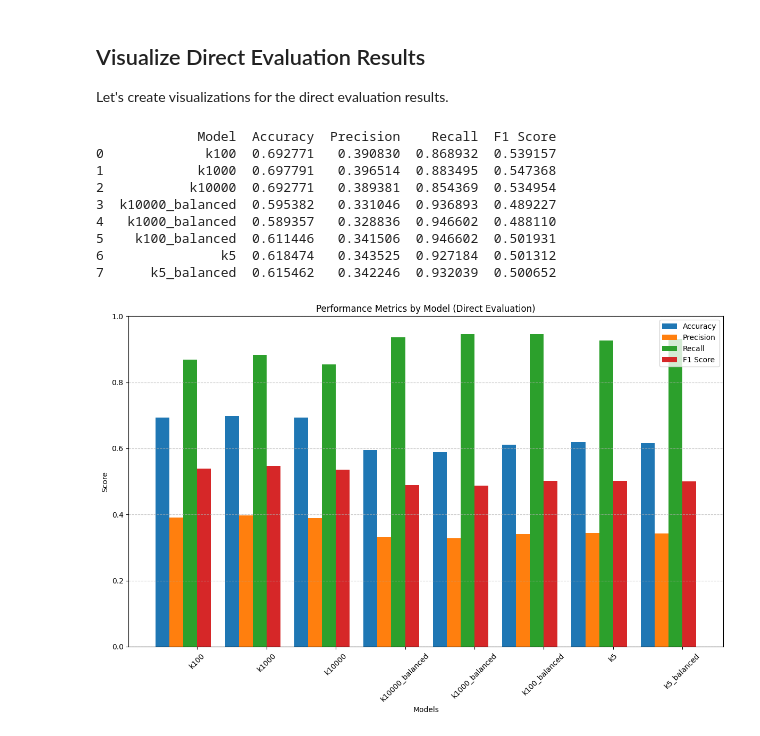
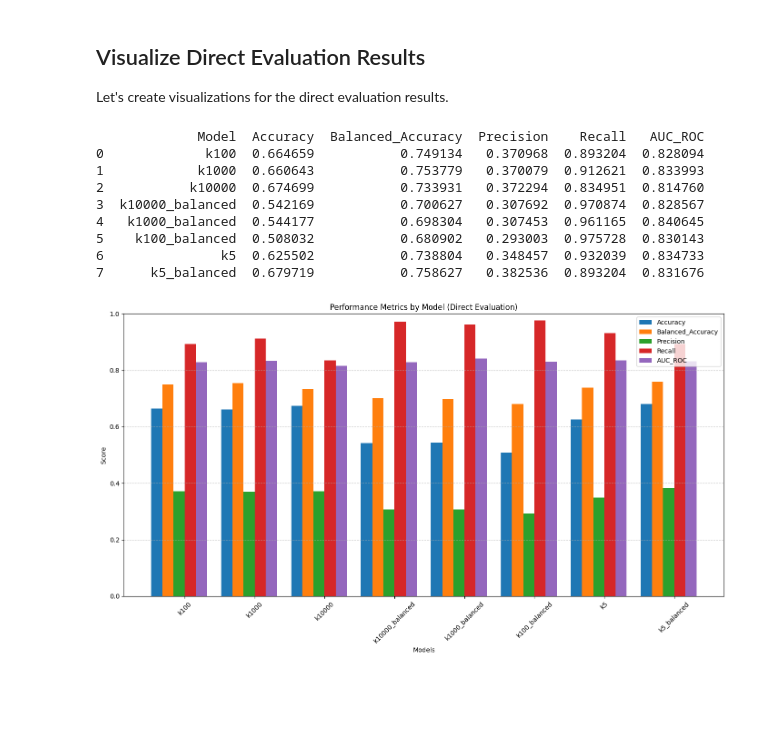
Before and after one commit to alex-dias/modernbert-hs, a Jupyter notebook: knn_modernbert_trainer.ipynb, the cells around one changed output. Saved outputs shown, nothing was run; the diff lists cells and outputs as text; code cells hidden in the pictures; blank space fills up the shorter version.

Commit message:
Changed evaluation metric

```diff
--- a/knn_modernbert_trainer.ipynb
+++ b/knn_modernbert_trainer.ipynb
@@ -573,12 +578,29 @@ for dataset_name, eval_result in direct_evaluation_results.items():
     else:
         print(f"Model trained on {dataset_name} - Evaluation failed")
 
-# Determine the best model
+# Determine the best model using balanced accuracy
 if model_accuracies:
-    best_model = max(model_accuracies.items(), key=lambda x: x[1])
-    print(f"\nBest model: {best_model[0]} with accuracy {best_model[1]:.4f}")
-else:
-    print("No valid accuracy metrics found.")
+    # Use balanced accuracy instead of regular accuracy
+    balanced_accuracies = {}
+    for dataset_name, eval_result in direct_evaluation_results.items():
+        if eval_result.get('results') is not None:
+            balanced_accuracy = eval_result['results'].get('balanced_accuracy', 0)
+            balanced_accuracies[dataset_name] = balanced_accuracy
+            print(f"Model trained on {dataset_name} - Balanced Accuracy: {balanced_accuracy:.4f}")
+
+    best_model = max(balanced_accuracies.items(), key=lambda x: x[1])
+    print(f"\nBest model by balanced accuracy: {best_model[0]} with score {best_model[1]:.4f}")
+
+    # Also find best model by AUCROC
+    aucroc_scores = {}
+    for dataset_name, eval_result in direct_evaluation_results.items():
+        if eval_result.get('results') is not None:
+            aucroc = eval_result['results'].get('aucroc', 0)
+            aucroc_scores[dataset_name] = aucroc
+            print(f"Model trained on {dataset_name} - AUC-ROC: {aucroc:.4f}")
+
+    best_model_aucroc = max(aucroc_scores.items(), key=lambda x: x[1])
+    print(f"\nBest model by AUC-ROC: {best_model_aucroc[0]} with score {best_model_aucroc[1]:.4f}")
 
 # Save the best model information to a file
 if 'best_model' in locals() and best_model[1] > 0:
@@ -607,13 +634,14 @@ Best model information saved to models_knn/best_model_info_direct.txt
 
 Let's create visualizations for the direct evaluation results.
 # %%
-# Create a dataframe with the evaluation metrics
+# Create a dataframe with the updated evaluation metrics
 metrics_df_direct = pd.DataFrame({
     'Model': [],
     'Accuracy': [],
+    'Balanced_Accuracy': [],
     'Precision': [],
     'Recall': [],
-    'F1 Score': []
+    'AUC_ROC': []
 })
 
 for dataset_name, eval_result in direct_evaluation_results.items():
@@ -622,51 +650,52 @@ for dataset_name, eval_result in direct_evaluation_results.items():
         metrics_df_direct = pd.concat([metrics_df_direct, pd.DataFrame({
             'Model': [dataset_name],
             'Accuracy': [results.get('accuracy', 0)],
+            'Balanced_Accuracy': [results.get('balanced_accuracy', 0)],
             'Precision': [results.get('precision', 0)],
             'Recall': [results.get('recall', 0)],
-            'F1 Score': [results.get('f1', 0)]
+            'AUC_ROC': [results.get('aucroc', 0)]
         })])
 
 metrics_df_direct.reset_index(drop=True, inplace=True)
 print(metrics_df_direct)
 # %% [output]
-             Model  Accuracy  Precision    Recall  F1 Score
-0             k100  0.692771   0.390830  0.868932  0.539157
-1            k1000  0.697791   0.396514  0.883495  0.547368
-2           k10000  0.692771   0.389381  0.854369  0.534954
-3  k10000_balanced  0.595382   0.331046  0.936893  0.489227
-4   k1000_balanced  0.589357   0.328836  0.946602  0.488110
-5    k100_balanced  0.611446   0.341506  0.946602  0.501931
-6               k5  0.618474   0.343525  0.927184  0.501312
-7      k5_balanced  0.615462   0.342246  0.932039  0.500652
+             Model  Accuracy  Balanced_Accuracy  Precision    Recall   AUC_ROC
+0             k100  0.664659           0.749134   0.370968  0.893204  0.828094
+1            k1000  0.660643           0.753779   0.370079  0.912621  0.833993
+2           k10000  0.674699           0.733931   0.372294  0.834951  0.814760
+3  k10000_balanced  0.542169           0.700627   0.307692  0.970874  0.828567
+4   k1000_balanced  0.544177           0.698304   0.307453  0.961165  0.840645
+5    k100_balanced  0.508032           0.680902   0.293003  0.975728  0.830143
+6               k5  0.625502           0.738804   0.348457  0.932039  0.834733
+7      k5_balanced  0.679719           0.758627   0.382536  0.893204  0.831676
 # %%
 import matplotlib.pyplot as plt
 
 if not metrics_df_direct.empty:
-    plt.figure(figsize=(12, 8))
+    plt.figure(figsize=(14, 8))
 
-    metric_columns = ['Accuracy', 'Precision', 'Recall', 'F1 Score']
+    metric_columns = ['Accuracy', 'Balanced_Accuracy', 'Precision', 'Recall', 'AUC_ROC']
     x = np.arange(len(metrics_df_direct['Model']))
-    width = 0.2
+    width = 0.16  # Narrower bars to fit all metrics
 
     for i, metric in enumerate(metric_columns):
-        plt.bar(x + i*width - 0.3, metrics_df_direct[metric], width, label=metric)
+        plt.bar(x + i*width - 0.32, metrics_df_direct[metric], width, label=metric)
 
     plt.ylabel('Score')
     plt.xlabel('Models')
     plt.title('Performance Metrics by Model (Direct Evaluation)')
-    plt.xticks(x + width, metrics_df_direct['Model'], rotation=45)
+    plt.xticks(x + width/2, metrics_df_direct['Model'], rotation=45)
     plt.ylim(0, 1.0)
     plt.legend(loc='best')
     plt.tight_layout()
     plt.grid(axis='y', linestyle='--', alpha=0.7)
 
     plt.savefig('models_knn/model_comparison_metrics_direct.png', dpi=300, bbox_inches='tight')
     plt.show()
 else:
     print("No metrics data available for plotting.")
 # %% [output]
-[figure, old version]
+[figure, new version]
 # %%
 import matplotlib.pyplot as plt
 import seaborn as sns
```
Also changed, not shown: parts of 9 cells of this notebook.
